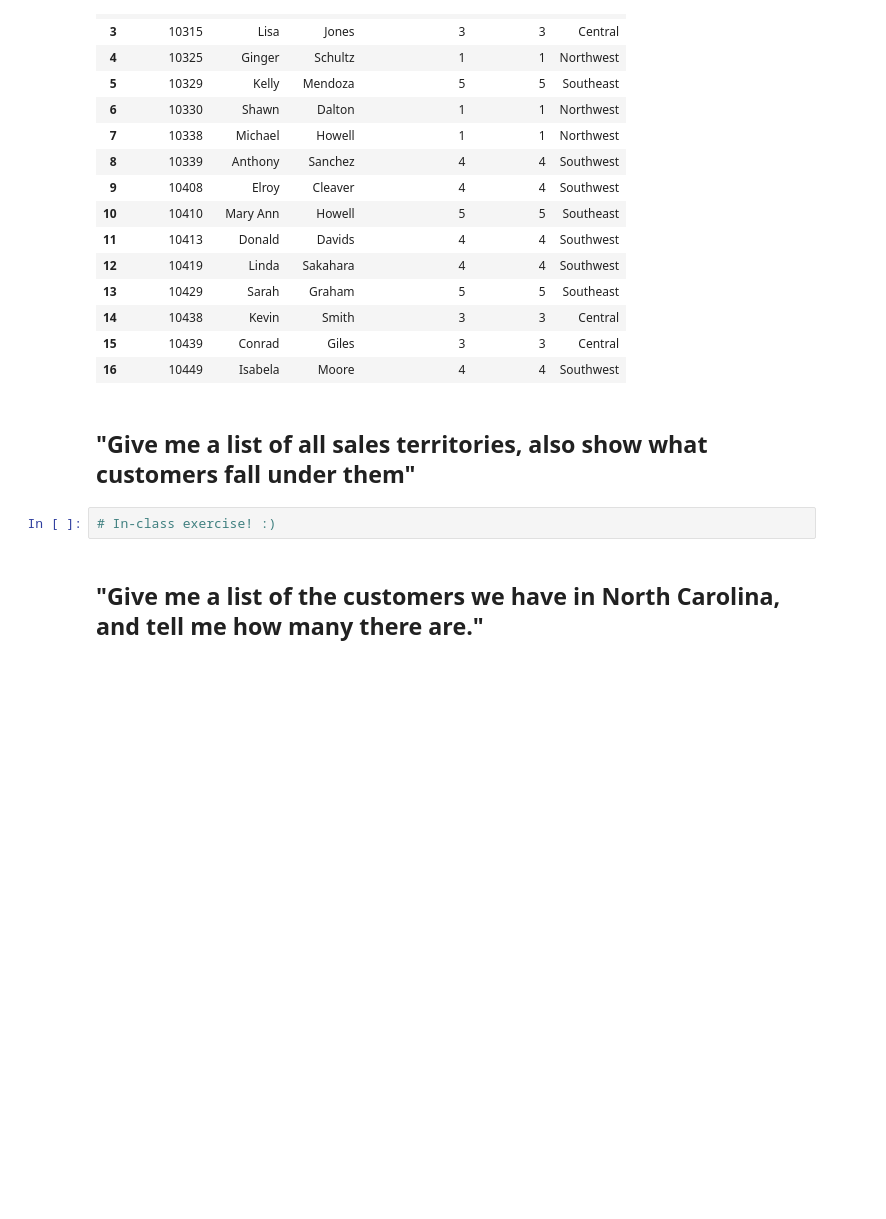
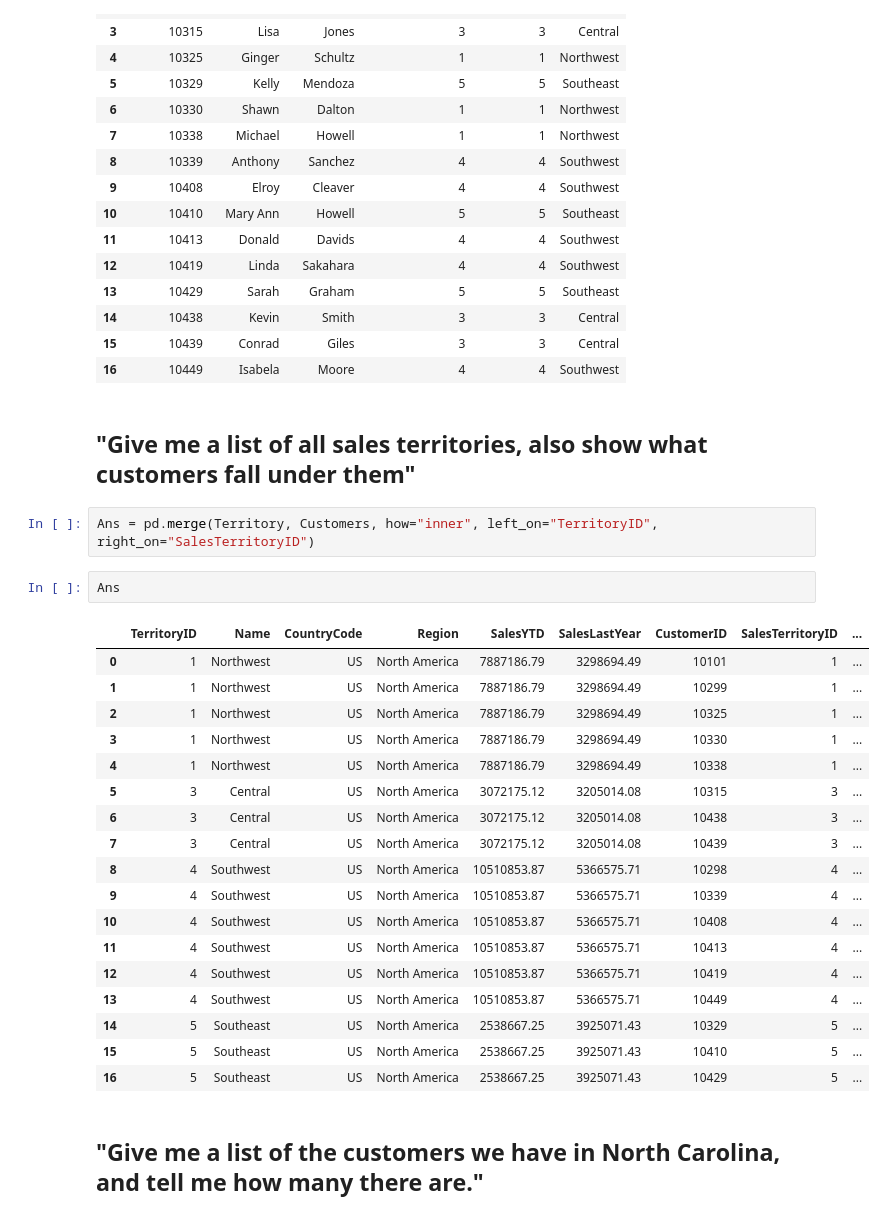
Before and after one commit to squishbug/DataScienceProgramming, a Jupyter notebook: 05-Operating-with-Multiple-Tables/AdvancedTables_orig.ipynb, the cells around one changed output. Saved outputs shown, nothing was run; the diff lists cells and outputs as text; blank space fills up the shorter version.

```diff
--- a/05-Operating-with-Multiple-Tables/AdvancedTables_orig.ipynb
+++ b/05-Operating-with-Multiple-Tables/AdvancedTables_orig.ipynb
@@ -347,8 +393,29 @@ Ans3
 | 16 | 10449 | Isabela | Moore | 4 | 4 | Southwest |
 # %% [markdown]
 ## "Give me a list of all sales territories, also show what customers fall under them"
-# %%
-# In-class exercise! :)
+# %%
+Ans = pd.merge(Territory, Customers, how="inner", left_on="TerritoryID", right_on="SalesTerritoryID")
+# %%
+Ans
+# %% [output]
+|  | TerritoryID | Name | CountryCode | Region | SalesYTD | SalesLastYear | CustomerID | SalesTerritoryID | ... |
+| 0 | 1 | Northwest | US | North America | 7887186.79 | 3298694.49 | 10101 | 1 | ... |
+| 1 | 1 | Northwest | US | North America | 7887186.79 | 3298694.49 | 10299 | 1 | ... |
+| 2 | 1 | Northwest | US | North America | 7887186.79 | 3298694.49 | 10325 | 1 | ... |
+| 3 | 1 | Northwest | US | North America | 7887186.79 | 3298694.49 | 10330 | 1 | ... |
+| 4 | 1 | Northwest | US | North America | 7887186.79 | 3298694.49 | 10338 | 1 | ... |
+| 5 | 3 | Central | US | North America | 3072175.12 | 3205014.08 | 10315 | 3 | ... |
+| 6 | 3 | Central | US | North America | 3072175.12 | 3205014.08 | 10438 | 3 | ... |
+| 7 | 3 | Central | US | North America | 3072175.12 | 3205014.08 | 10439 | 3 | ... |
+| 8 | 4 | Southwest | US | North America | 10510853.87 | 5366575.71 | 10298 | 4 | ... |
+| 9 | 4 | Southwest | US | North America | 10510853.87 | 5366575.71 | 10339 | 4 | ... |
+| 10 | 4 | Southwest | US | North America | 10510853.87 | 5366575.71 | 10408 | 4 | ... |
+| 11 | 4 | Southwest | US | North America | 10510853.87 | 5366575.71 | 10413 | 4 | ... |
+| 12 | 4 | Southwest | US | North America | 10510853.87 | 5366575.71 | 10419 | 4 | ... |
+| 13 | 4 | Southwest | US | North America | 10510853.87 | 5366575.71 | 10449 | 4 | ... |
+| 14 | 5 | Southeast | US | North America | 2538667.25 | 3925071.43 | 10329 | 5 | ... |
+| 15 | 5 | Southeast | US | North America | 2538667.25 | 3925071.43 | 10410 | 5 | ... |
+| 16 | 5 | Southeast | US | North America | 2538667.25 | 3925071.43 | 10429 | 5 | ... |
 # %% [markdown]
 ## "Give me a list of the customers we have in North Carolina, and tell me how many there are."
 # %%
```
Also changed, not shown: parts of 19 cells of this notebook, 3 other files.
